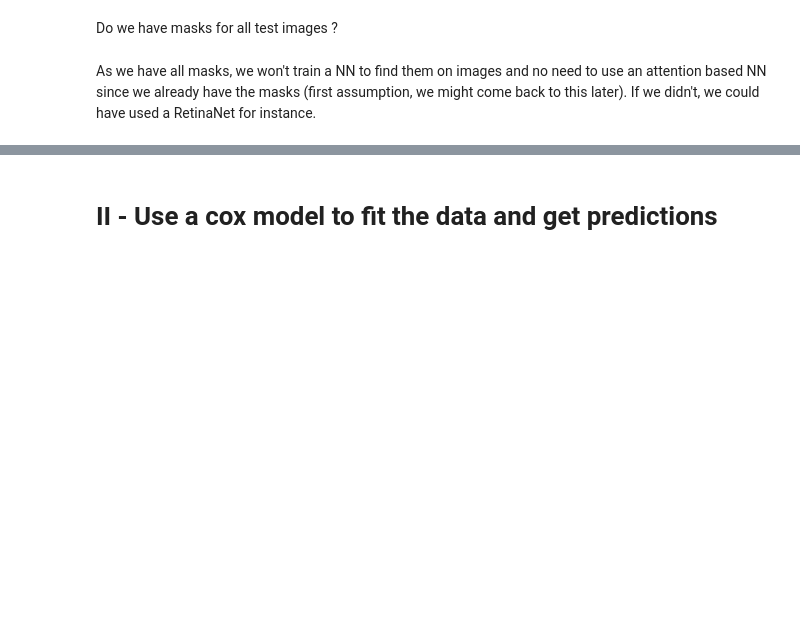
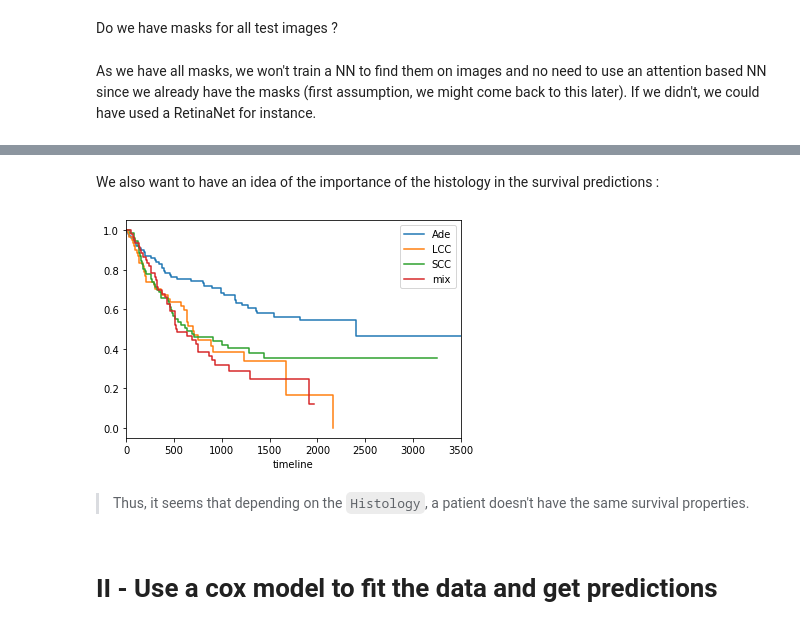
Before and after one commit to EmmanuelJhno/Owkin_challenge, a Jupyter notebook: Supervised_survival_prediction.ipynb, the cells around one changed output, grey strips where cells are left out. Cells and saved outputs as stored; diff of their text form; code cells hidden in the pictures; blank space fills up the shorter version.

```diff
--- a/Supervised_survival_prediction.ipynb
+++ b/Supervised_survival_prediction.ipynb
@@ -128,3 +205,18 @@ As we have all masks, we won't train a NN to find them on images and no need to
+# %% [markdown]
+We also want to have an idea of the importance of the histology in the survival predictions :
+# %%
+kmf = KaplanMeierFitter()
+histo_data = data[data['Histology']=='Ade']
+kmf.fit(histo_data['SurvivalTime'], histo_data['Event'], label='Ade')
+a = kmf.plot(ci_show=False)
+for histo_class in ['LCC','SCC','mix']:
+    histo_data = data[data['Histology']==histo_class]
+    kmf.fit(histo_data['SurvivalTime'], histo_data['Event'], label=histo_class)
+    kmf.plot(ax=a,ci_show=False)
+# %% [output]
+[figure, added]
+# %% [markdown]
+> Thus, it seems that depending on the `Histology`, a patient doesn't have the same survival properties.
 # %% [markdown]
 # II - Use a cox model to fit the data and get predictions
 # %% [markdown]
```
Also changed, not shown: parts of 28 cells of this notebook, 2 other files.
